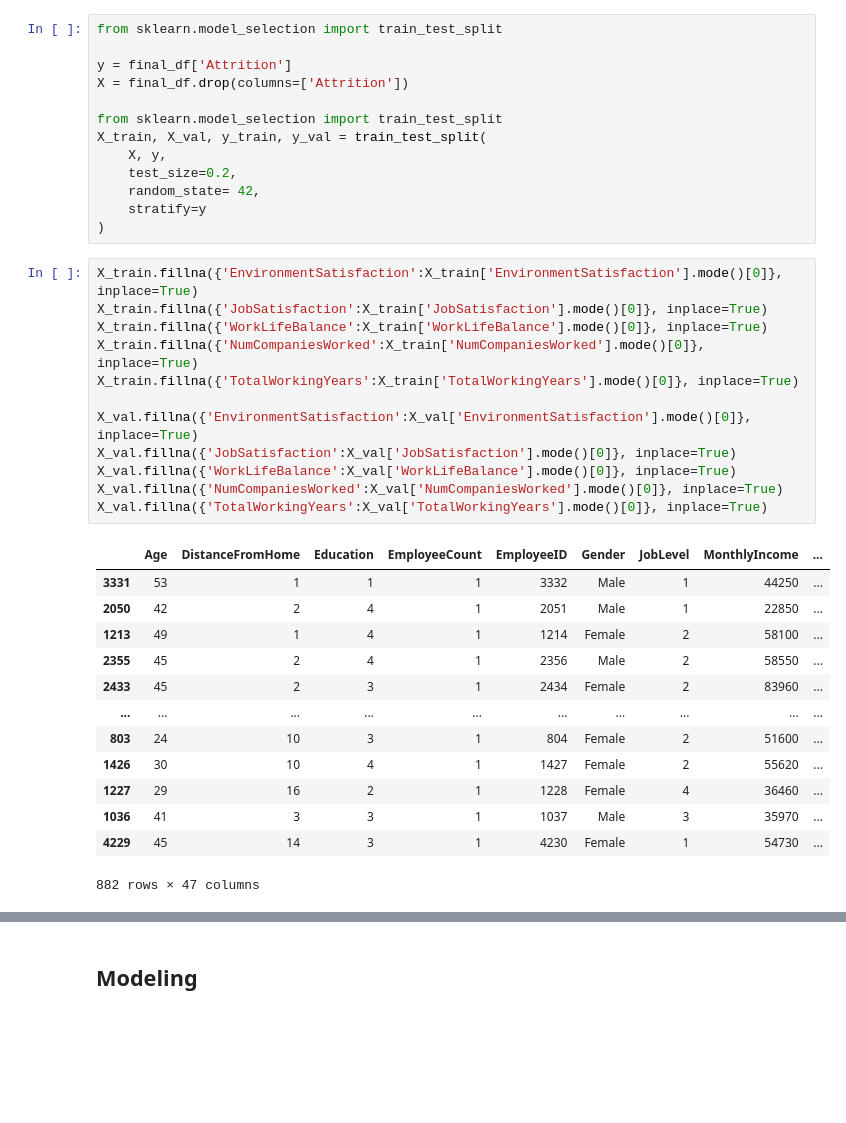
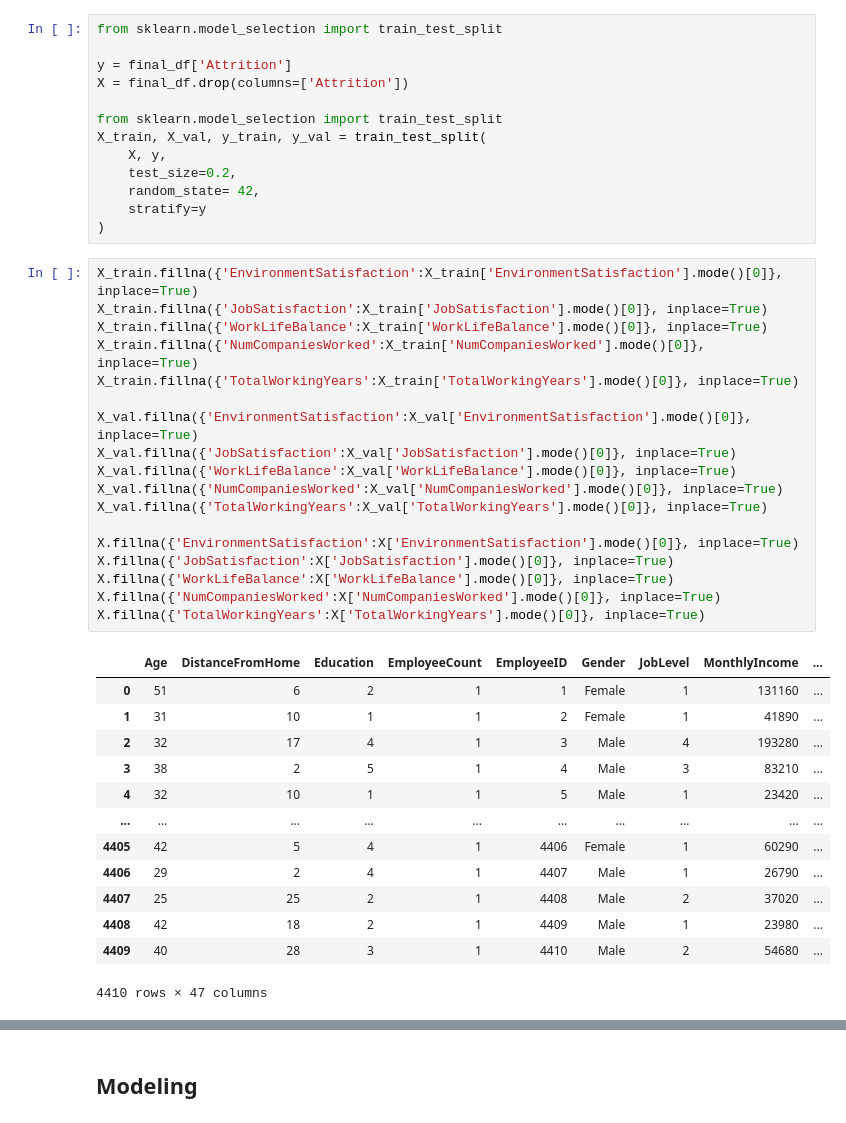
Before and after one commit to raqiwardhana/FINPRO, a Jupyter notebook: Stages/Stage2.ipynb, the cells around one changed output, grey strips where cells are left out. Saved outputs shown, nothing was run; the diff lists cells and outputs as text; blank space fills up the shorter version.

```diff
--- a/Stages/Stage2.ipynb
+++ b/Stages/Stage2.ipynb
@@ -97,29 +97,35 @@ X_train, X_val, y_train, y_val = train_test_split(
 # %%
 X_train.fillna({'EnvironmentSatisfaction':X_train['EnvironmentSatisfaction'].mode()[0]}, inplace=True)
 X_train.fillna({'JobSatisfaction':X_train['JobSatisfaction'].mode()[0]}, inplace=True)
 X_train.fillna({'WorkLifeBalance':X_train['WorkLifeBalance'].mode()[0]}, inplace=True)
 X_train.fillna({'NumCompaniesWorked':X_train['NumCompaniesWorked'].mode()[0]}, inplace=True)
 X_train.fillna({'TotalWorkingYears':X_train['TotalWorkingYears'].mode()[0]}, inplace=True)
 
 X_val.fillna({'EnvironmentSatisfaction':X_val['EnvironmentSatisfaction'].mode()[0]}, inplace=True)
 X_val.fillna({'JobSatisfaction':X_val['JobSatisfaction'].mode()[0]}, inplace=True)
 X_val.fillna({'WorkLifeBalance':X_val['WorkLifeBalance'].mode()[0]}, inplace=True)
 X_val.fillna({'NumCompaniesWorked':X_val['NumCompaniesWorked'].mode()[0]}, inplace=True)
 X_val.fillna({'TotalWorkingYears':X_val['TotalWorkingYears'].mode()[0]}, inplace=True)
+
+X.fillna({'EnvironmentSatisfaction':X['EnvironmentSatisfaction'].mode()[0]}, inplace=True)
+X.fillna({'JobSatisfaction':X['JobSatisfaction'].mode()[0]}, inplace=True)
+X.fillna({'WorkLifeBalance':X['WorkLifeBalance'].mode()[0]}, inplace=True)
+X.fillna({'NumCompaniesWorked':X['NumCompaniesWorked'].mode()[0]}, inplace=True)
+X.fillna({'TotalWorkingYears':X['TotalWorkingYears'].mode()[0]}, inplace=True)
 # %% [output]
 |  | Age | DistanceFromHome | Education | EmployeeCount | EmployeeID | Gender | JobLevel | MonthlyIncome | ... |
-| 3331 | 53 | 1 | 1 | 1 | 3332 | Male | 1 | 44250 | ... |
-| 2050 | 42 | 2 | 4 | 1 | 2051 | Male | 1 | 22850 | ... |
-| 1213 | 49 | 1 | 4 | 1 | 1214 | Female | 2 | 58100 | ... |
-| 2355 | 45 | 2 | 4 | 1 | 2356 | Male | 2 | 58550 | ... |
-| 2433 | 45 | 2 | 3 | 1 | 2434 | Female | 2 | 83960 | ... |
+| 0 | 51 | 6 | 2 | 1 | 1 | Female | 1 | 131160 | ... |
+| 1 | 31 | 10 | 1 | 1 | 2 | Female | 1 | 41890 | ... |
+| 2 | 32 | 17 | 4 | 1 | 3 | Male | 4 | 193280 | ... |
+| 3 | 38 | 2 | 5 | 1 | 4 | Male | 3 | 83210 | ... |
+| 4 | 32 | 10 | 1 | 1 | 5 | Male | 1 | 23420 | ... |
 | ... | ... | ... | ... | ... | ... | ... | ... | ... | ... |
-| 803 | 24 | 10 | 3 | 1 | 804 | Female | 2 | 51600 | ... |
-| 1426 | 30 | 10 | 4 | 1 | 1427 | Female | 2 | 55620 | ... |
-| 1227 | 29 | 16 | 2 | 1 | 1228 | Female | 4 | 36460 | ... |
-| 1036 | 41 | 3 | 3 | 1 | 1037 | Male | 3 | 35970 | ... |
-| 4229 | 45 | 14 | 3 | 1 | 4230 | Female | 1 | 54730 | ... |
+| 4405 | 42 | 5 | 4 | 1 | 4406 | Female | 1 | 60290 | ... |
+| 4406 | 29 | 2 | 4 | 1 | 4407 | Male | 1 | 26790 | ... |
+| 4407 | 25 | 25 | 2 | 1 | 4408 | Male | 2 | 37020 | ... |
+| 4408 | 42 | 18 | 2 | 1 | 4409 | Male | 1 | 23980 | ... |
+| 4409 | 40 | 28 | 3 | 1 | 4410 | Male | 2 | 54680 | ... |
-882 rows × 47 columns
+4410 rows × 47 columns
 # %%
 X_train['DistanceFromHome_log'] = np.log1p(X_train['DistanceFromHome'])
 X_train['MonthlyIncome_log'] = np.log1p(X_train['MonthlyIncome'])
```
Also changed, not shown: parts of 20 cells of this notebook.
